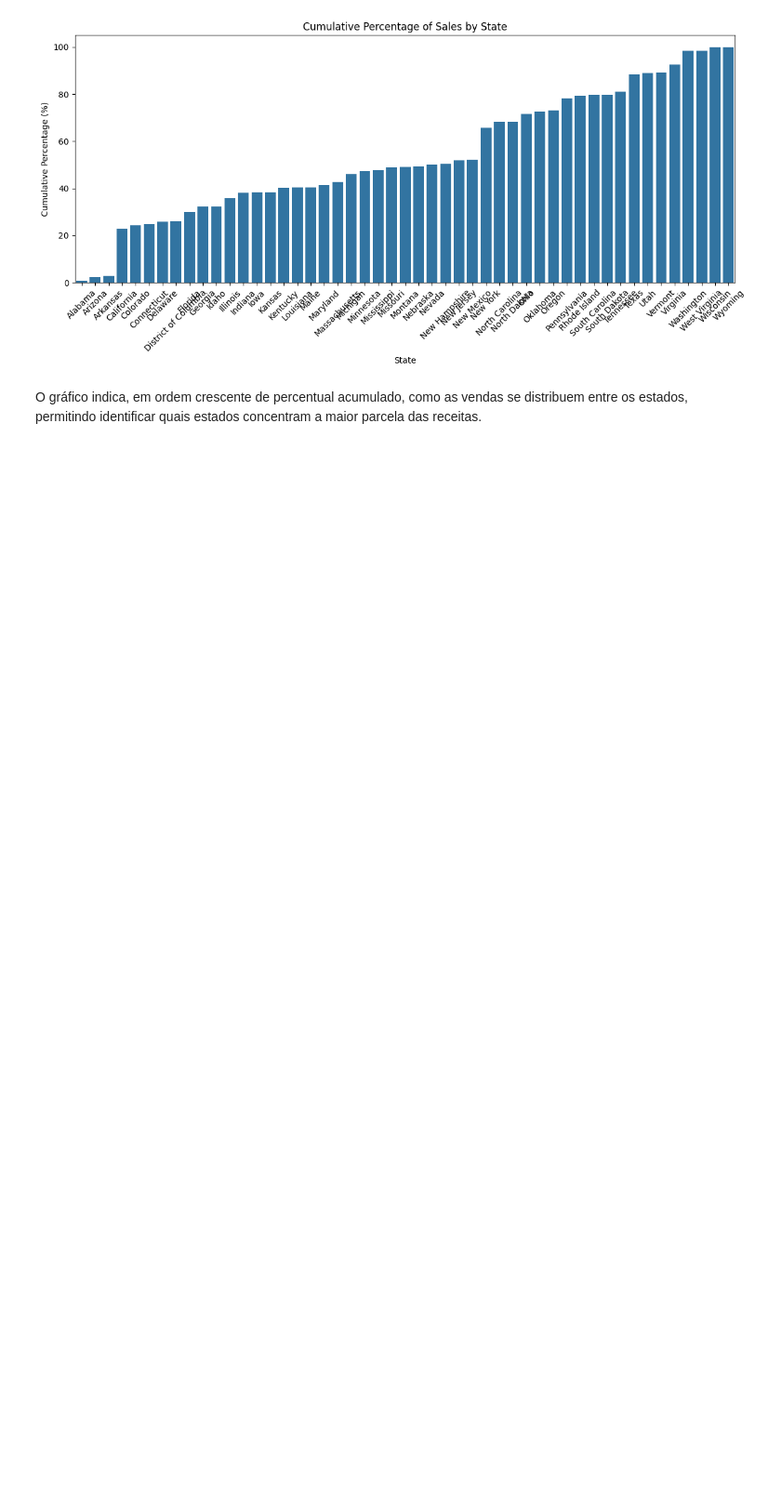
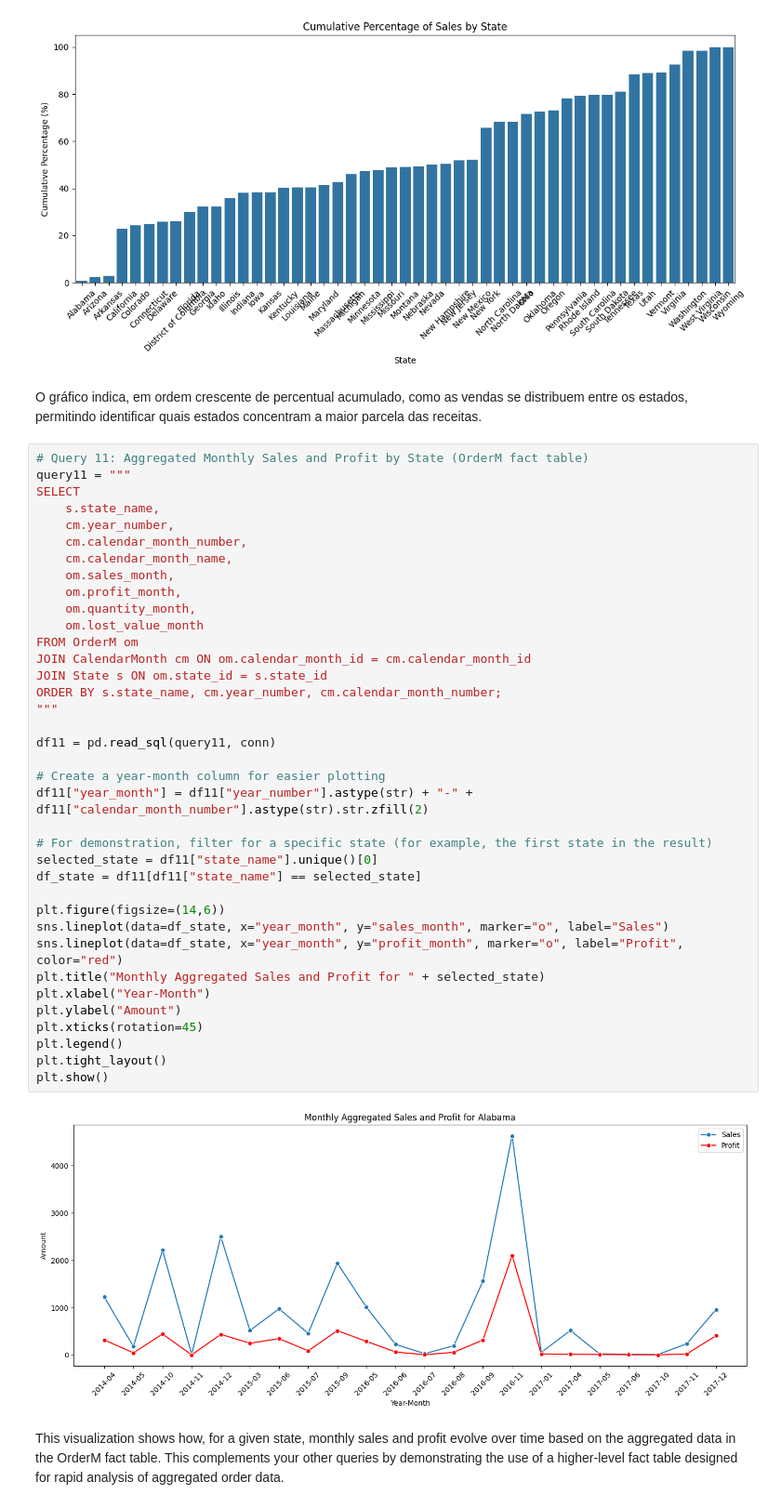
Before and after one commit to 0xAbelheira/Super-Store-DataWarehouse, a Jupyter notebook: Data_Analysis.ipynb, the cells around one changed output. Shown at 93% size. Cells and saved outputs as stored; diff of their text form; blank space fills up the shorter version.

```diff
--- a/Data_Analysis.ipynb
+++ b/Data_Analysis.ipynb
@@ -318,3 +318,44 @@ plt.show()
 [figure]
 # %% [markdown]
 O gráfico indica, em ordem crescente de percentual acumulado, como as vendas se distribuem entre os estados, permitindo identificar quais estados concentram a maior parcela das receitas.
+# %%
+# Query 11: Aggregated Monthly Sales and Profit by State (OrderM fact table)
+query11 = """
+SELECT
+    s.state_name,
+    cm.year_number,
+    cm.calendar_month_number,
+    cm.calendar_month_name,
+    om.sales_month,
+    om.profit_month,
+    om.quantity_month,
+    om.lost_value_month
+FROM OrderM om
+JOIN CalendarMonth cm ON om.calendar_month_id = cm.calendar_month_id
+JOIN State s ON om.state_id = s.state_id
+ORDER BY s.state_name, cm.year_number, cm.calendar_month_number;
+"""
+
+df11 = pd.read_sql(query11, conn)
+
+# Create a year-month column for easier plotting
+df11["year_month"] = df11["year_number"].astype(str) + "-" + df11["calendar_month_number"].astype(str).str.zfill(2)
+
+# For demonstration, filter for a specific state (for example, the first state in the result)
+selected_state = df11["state_name"].unique()[0]
+df_state = df11[df11["state_name"] == selected_state]
+
+plt.figure(figsize=(14,6))
+sns.lineplot(data=df_state, x="year_month", y="sales_month", marker="o", label="Sales")
+sns.lineplot(data=df_state, x="year_month", y="profit_month", marker="o", label="Profit", color="red")
+plt.title("Monthly Aggregated Sales and Profit for " + selected_state)
+plt.xlabel("Year-Month")
+plt.ylabel("Amount")
+plt.xticks(rotation=45)
+plt.legend()
+plt.tight_layout()
+plt.show()
+# %% [output]
+[figure, added]
+# %% [markdown]
+This visualization shows how, for a given state, monthly sales and profit evolve over time based on the aggregated data in the OrderM fact table. This complements your other queries by demonstrating the use of a higher-level fact table designed for rapid analysis of aggregated order data.
```
